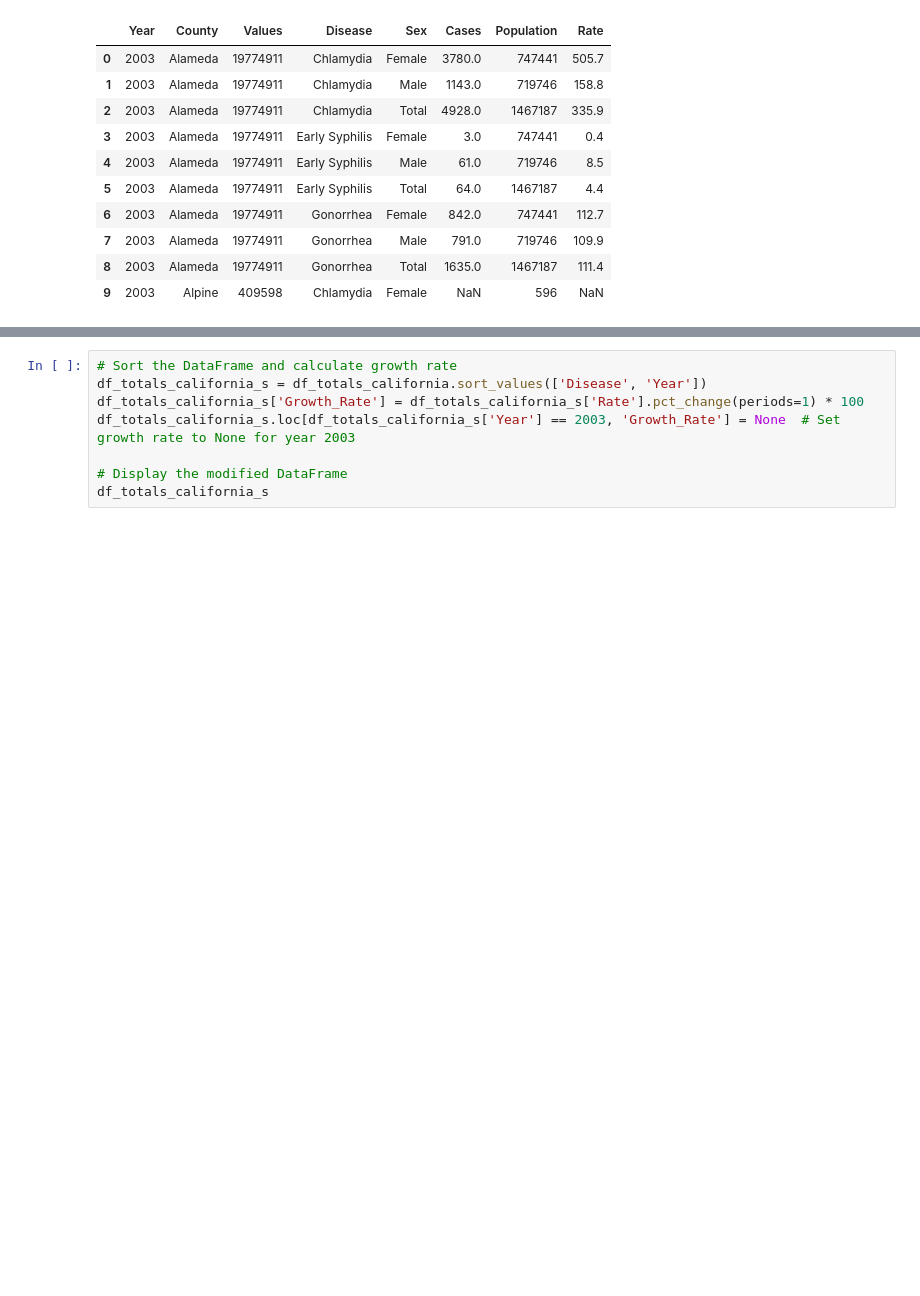
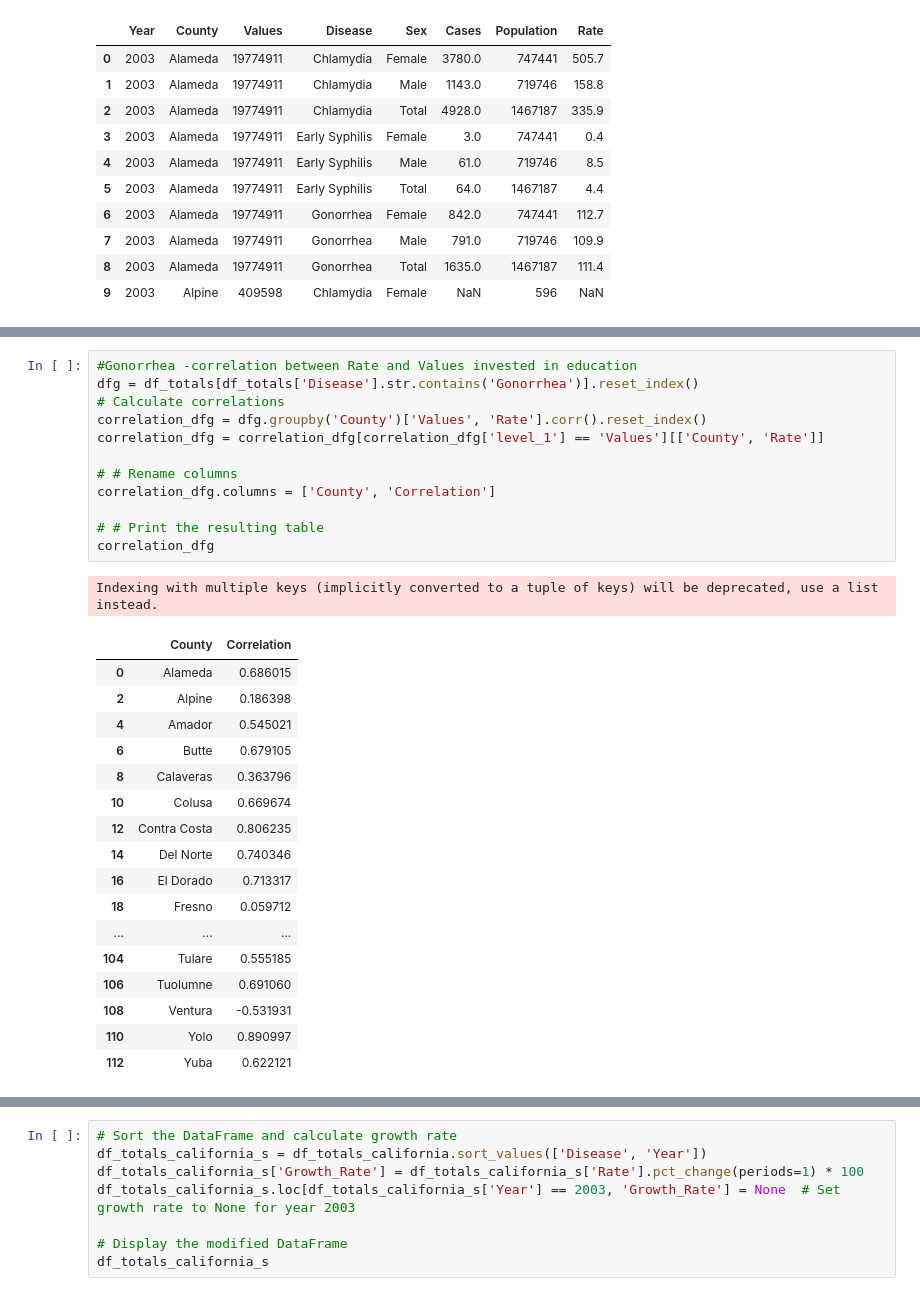
Before and after one commit to isaacchammah/python_project, a Jupyter notebook: sti_california.ipynb, the cells around one changed output, grey strips where cells are left out. Saved outputs shown, nothing was run; the diff lists cells and outputs as text; blank space fills up the shorter version.

```diff
--- a/sti_california.ipynb
+++ b/sti_california.ipynb
@@ -143,0 +210,31 @@ The default value of numeric_only in DataFrameGroupBy.sum is deprecated. In a fu
+# %%
+#Gonorrhea -correlation between Rate and Values invested in education
+dfg = df_totals[df_totals['Disease'].str.contains('Gonorrhea')].reset_index()
+# Calculate correlations
+correlation_dfg = dfg.groupby('County')['Values', 'Rate'].corr().reset_index()
+correlation_dfg = correlation_dfg[correlation_dfg['level_1'] == 'Values'][['County', 'Rate']]
+
+# # Rename columns
+correlation_dfg.columns = ['County', 'Correlation']
+
+# # Print the resulting table
+correlation_dfg
+# %% [output]
+Indexing with multiple keys (implicitly converted to a tuple of keys) will be deprecated, use a list instead.
+|  | County | Correlation |
+| 0 | Alameda | 0.686015 |
+| 2 | Alpine | 0.186398 |
+| 4 | Amador | 0.545021 |
+| 6 | Butte | 0.679105 |
+| 8 | Calaveras | 0.363796 |
+| 10 | Colusa | 0.669674 |
+| 12 | Contra Costa | 0.806235 |
+| 14 | Del Norte | 0.740346 |
+| 16 | El Dorado | 0.713317 |
+| 18 | Fresno | 0.059712 |
+| ... | ... | ... |
+| 104 | Tulare | 0.555185 |
+| 106 | Tuolumne | 0.691060 |
+| 108 | Ventura | -0.531931 |
+| 110 | Yolo | 0.890997 |
+| 112 | Yuba | 0.622121 |
```
Also changed, not shown: parts of 15 cells of this notebook.
